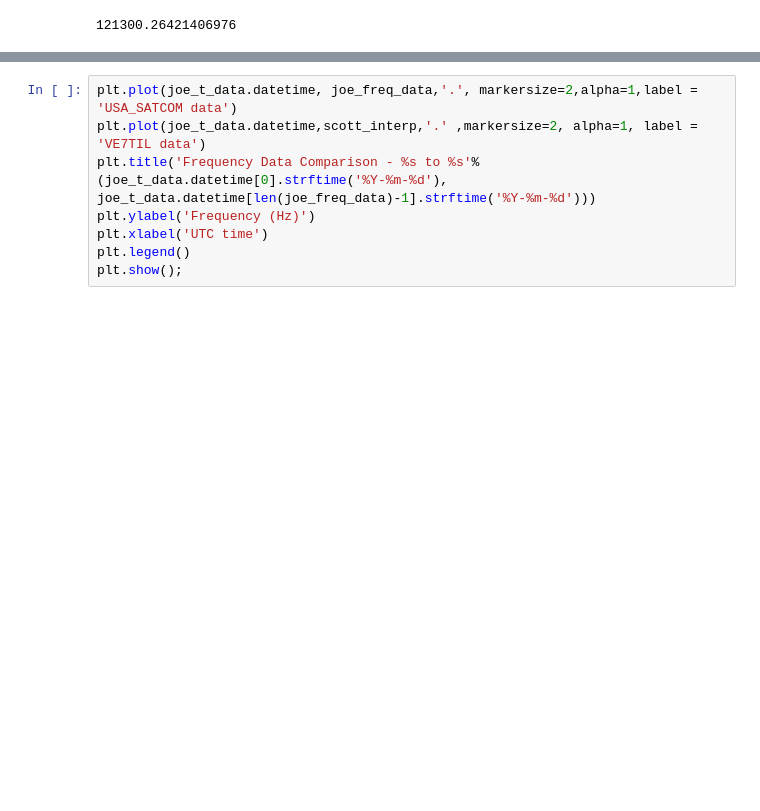
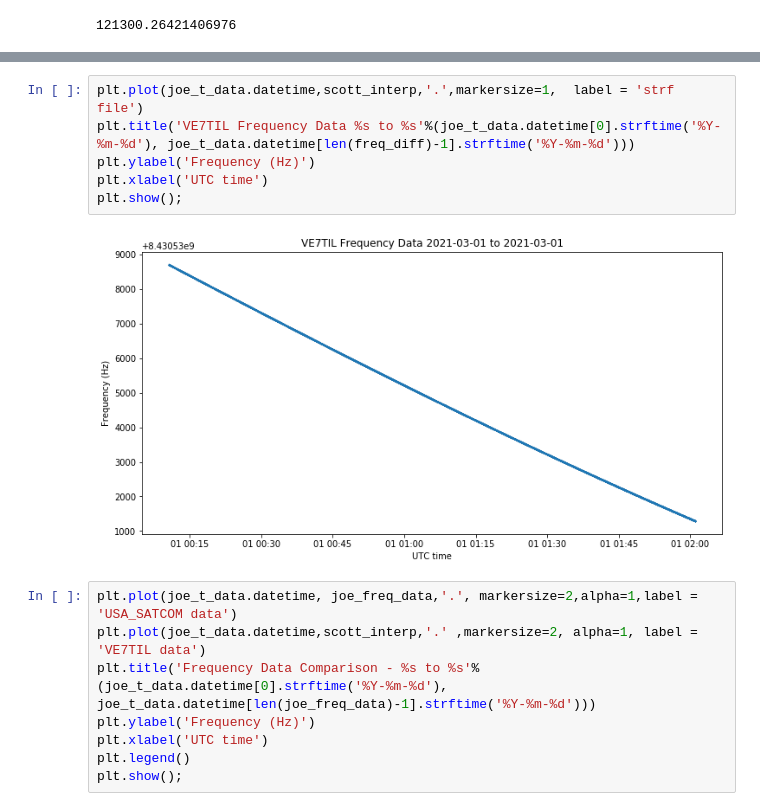
Before and after one commit to ScottTilley/tianwen1, a Jupyter notebook: difference/Concurrent Doppler Observations of TIANWEN-1.ipynb, the cells around one changed output, grey strips where cells are left out. Saved outputs shown, nothing was run; the diff lists cells and outputs as text; blank space fills up the shorter version.

```diff
--- a/difference/Concurrent Doppler Observations of TIANWEN-1.ipynb
+++ b/difference/Concurrent Doppler Observations of TIANWEN-1.ipynb
@@ -44,3 +52,11 @@ adj_np_diff = np_diff - mean
+# %%
+plt.plot(joe_t_data.datetime,scott_interp,'.',markersize=1,  label = 'strf file')
+plt.title('VE7TIL Frequency Data %s to %s'%(joe_t_data.datetime[0].strftime('%Y-%m-%d'), joe_t_data.datetime[len(freq_diff)-1].strftime('%Y-%m-%d')))
+plt.ylabel('Frequency (Hz)')
+plt.xlabel('UTC time')
+plt.show();
+# %% [output]
+[figure, added]
 # %%
 plt.plot(joe_t_data.datetime, joe_freq_data,'.', markersize=2,alpha=1,label = 'USA_SATCOM data')
 plt.plot(joe_t_data.datetime,scott_interp,'.' ,markersize=2, alpha=1, label = 'VE7TIL data')
```
Also changed, not shown: parts of 2 cells of this notebook.
